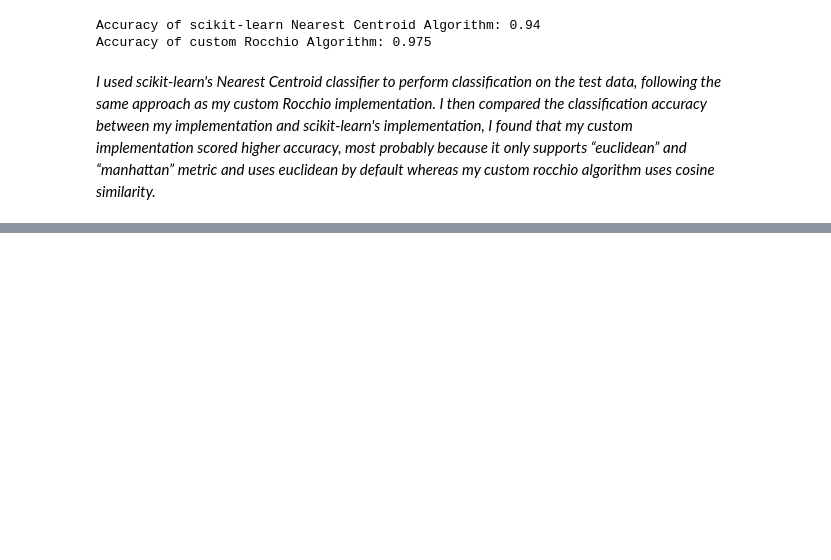
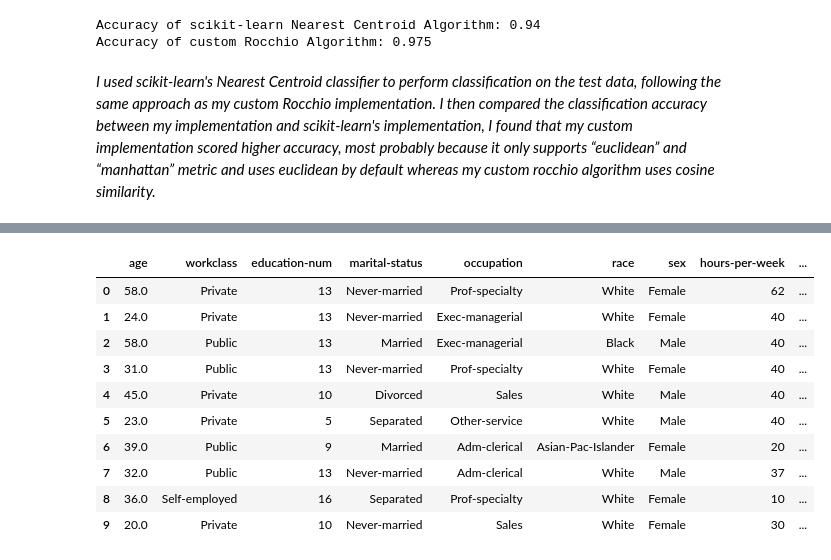
Before and after one commit to joneshshrestha/machine-learning-python, a Jupyter notebook: Document Classification/document-classification.ipynb, the cells around one changed output, grey strips where cells are left out. Cells and saved outputs as stored; diff of their text form; code cells hidden in the pictures; blank space fills up the shorter version.

```diff
--- a/Document Classification/document-classification.ipynb
+++ b/Document Classification/document-classification.ipynb
@@ -467,0 +472,15 @@ _I used scikit-learn's Nearest Centroid classifier to perform classification on
+# %%
+census_df = pd.read_csv('adult-sample-10-01-2025.csv')
+census_df.head(10)
+# %% [output]
+|  | age | workclass | education-num | marital-status | occupation | race | sex | hours-per-week | ... |
+| 0 | 58.0 | Private | 13 | Never-married | Prof-specialty | White | Female | 62 | ... |
+| 1 | 24.0 | Private | 13 | Never-married | Exec-managerial | White | Female | 40 | ... |
+| 2 | 58.0 | Public | 13 | Married | Exec-managerial | Black | Male | 40 | ... |
+| 3 | 31.0 | Public | 13 | Never-married | Prof-specialty | White | Female | 40 | ... |
+| 4 | 45.0 | Private | 10 | Divorced | Sales | White | Male | 40 | ... |
+| 5 | 23.0 | Private | 5 | Separated | Other-service | White | Male | 40 | ... |
+| 6 | 39.0 | Public | 9 | Married | Adm-clerical | Asian-Pac-Islander | Female | 20 | ... |
+| 7 | 32.0 | Public | 13 | Never-married | Adm-clerical | White | Male | 37 | ... |
+| 8 | 36.0 | Self-employed | 16 | Separated | Prof-specialty | White | Female | 10 | ... |
+| 9 | 20.0 | Private | 10 | Never-married | Sales | White | Female | 30 | ... |
```
Also changed, not shown: parts of 17 cells of this notebook, 1 other file.
